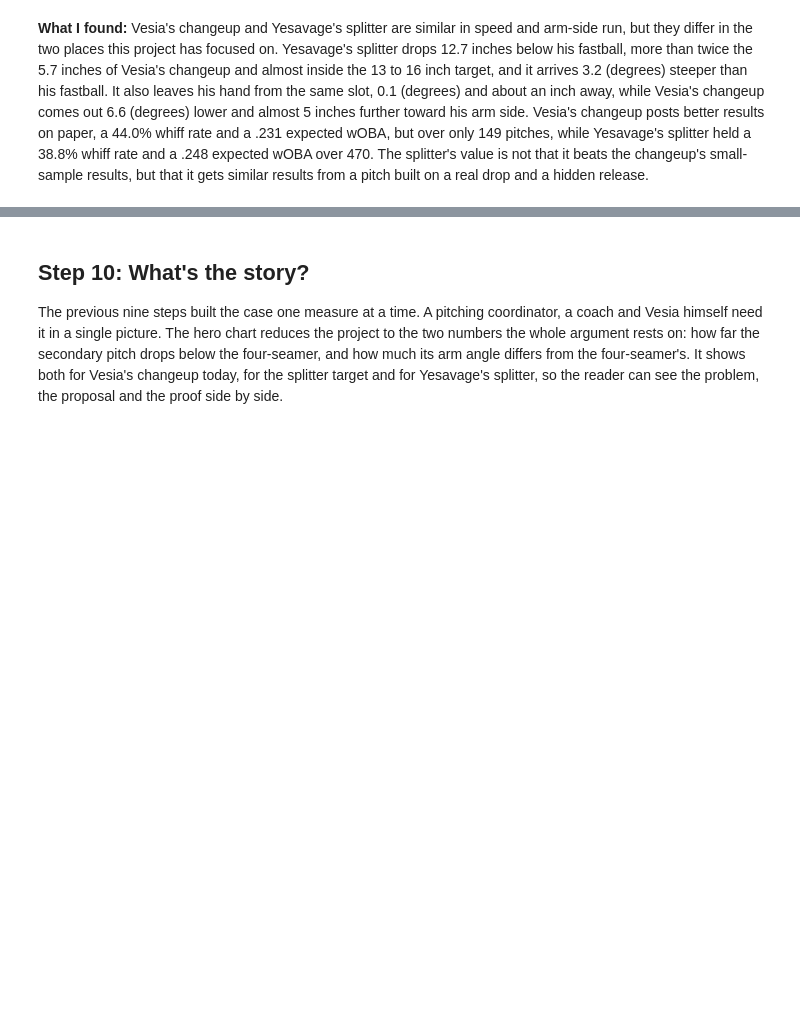
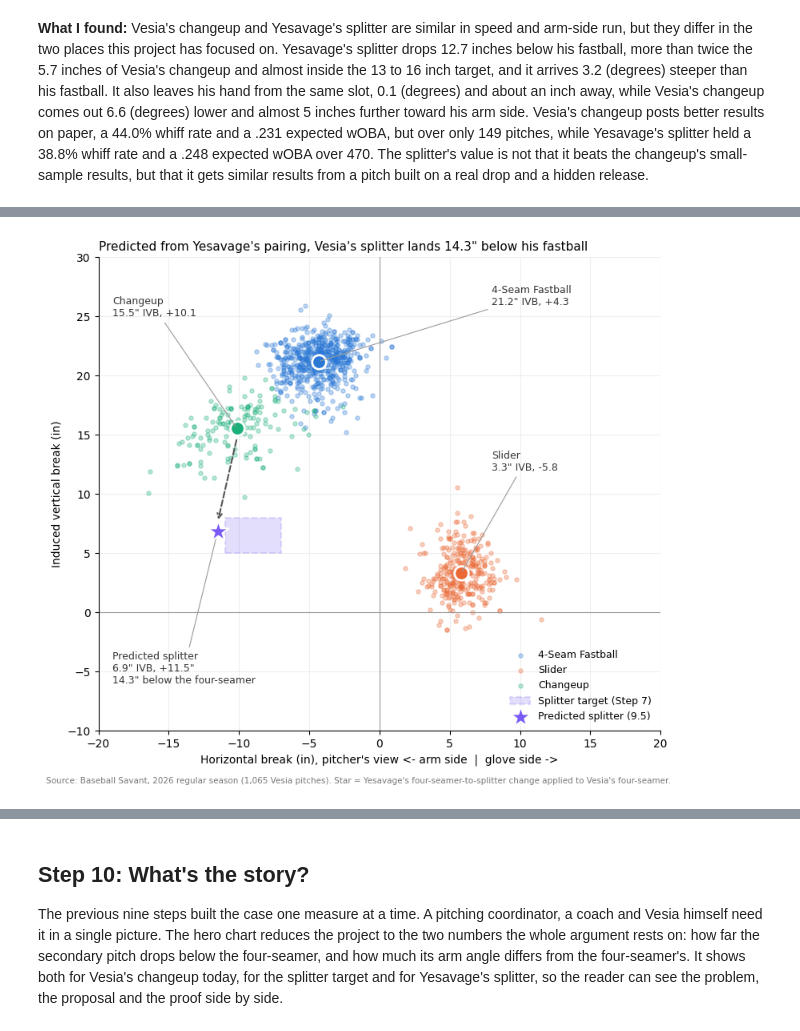
Before and after one commit to OmarMorillo/vesia-splitter-design, a Jupyter notebook: notebooks/vesia_splitter.ipynb, the cells around one changed output, grey strips where cells are left out. Saved outputs shown, nothing was run; the diff lists cells and outputs as text; code cells hidden in the pictures; blank space fills up the shorter version.

```diff
--- a/notebooks/vesia_splitter.ipynb
+++ b/notebooks/vesia_splitter.ipynb
@@ -1002,0 +1002,59 @@ plt.show()
+# %%
+# STEP 9.6 — Vesia's arsenal with the predicted splitter (pitcher's view)
+import matplotlib.pyplot as plt
+from matplotlib.patches import Rectangle
+pred_drop = v_ff["ivb"] - pred_ivb
+
+
+vesia_clean["hb_pitcher_view"] = -vesia_clean["pfx_x"] * 12   # lefty: arm side on the left
+
+colors = {"4-Seam Fastball": "#2a78d6", "Slider": "#eb6834", "Changeup": "#1baf7a"}
+label_pos = {"4-Seam Fastball": (8, 26), "Slider": (8, 12), "Changeup": (-19, 25)}
+
+fig, ax = plt.subplots(figsize=(8, 7))
+
+# Every pitch he threw, plus each pitch's average
+for pitch, color in colors.items():
+    p = vesia_clean[vesia_clean["pitch_name"] == pitch]
+    ax.scatter(p["hb_pitcher_view"], p["ivb"], s=14, color=color, alpha=0.3, label=pitch)
+    ax.scatter(p["hb_pitcher_view"].mean(), p["ivb"].mean(), s=160, color=color, edgecolor="white", linewidth=2, zorder=3)
+    ax.annotate(f'{pitch}\n{p["ivb"].mean():.1f}" IVB, {p["hb_arm"].mean():+.1f}',
+                xy=(p["hb_pitcher_view"].mean(), p["ivb"].mean()), xytext=label_pos[pitch],
+                fontsize=9, color="#333333", arrowprops=dict(arrowstyle="-", color="#999999", linewidth=0.8))
+
+# Step 7 target box: 5-8" IVB, 7-11" arm side (arm side is negative in the pitcher's view)
+ax.add_patch(Rectangle((-11, 5), 4, 3, facecolor="#7a5af5", alpha=0.2, edgecolor="#7a5af5",
+                       linewidth=1.5, linestyle="--", zorder=2, label="Splitter target (Step 7)"))
+
+# Predicted splitter from 9.5
+ax.scatter(-pred_hb, pred_ivb, marker="*", s=380, color="#7a5af5", edgecolor="white", linewidth=1.5, zorder=4,
+           label="Predicted splitter (9.5)")
+ax.annotate(f'Predicted splitter\n{pred_ivb:.1f}" IVB, {pred_hb:+.1f}"\n{pred_drop:.1f}" below the four-seamer',
+            xy=(-pred_hb, pred_ivb), xytext=(-19, -6), fontsize=9, color="#333333",
+            arrowprops=dict(arrowstyle="-", color="#999999", linewidth=0.8))
+
+# Arrow from the changeup to the predicted splitter: the change we're proposing
+ch = vesia_clean[vesia_clean["pitch_name"] == "Changeup"]
+ax.annotate("", xy=(-pred_hb, pred_ivb + 0.8), xytext=(ch["hb_pitcher_view"].mean(), ch["ivb"].mean() - 0.8),
+            arrowprops=dict(arrowstyle="->", color="#555555", linewidth=1.5, linestyle="--"))
+
+ax.axhline(0, color="#999999", linewidth=0.8)
+ax.axvline(0, color="#999999", linewidth=0.8)
+ax.set_xlim(-20, 20)
+ax.set_ylim(-10, 30)
+ax.set_xlabel("Horizontal break (in), pitcher's view <- arm side  |  glove side ->")
+ax.set_ylabel("Induced vertical break (in)")
+ax.set_title(f'Predicted from Yesavage\'s pairing, Vesia\'s splitter lands {pred_drop:.1f}" below his fastball', fontsize=11, loc="left")
+ax.legend(loc="lower right", frameon=False, fontsize=9)
+ax.grid(color="#eeeeee")
+ax.set_axisbelow(True)
+ax.spines["top"].set_visible(False)
+ax.spines["right"].set_visible(False)
+fig.text(0.01, 0.01, "Source: Baseball Savant, 2026 regular season (1,065 Vesia pitches). Star = Yesavage's four-seamer-to-splitter change applied to Vesia's four-seamer.",
+         fontsize=7.5, color="#777777")
+
+plt.tight_layout(rect=(0, 0.02, 1, 1))
+fig.savefig("../outputs/charts/step09_predicted_splitter.png", dpi=150)
+plt.show()
+# %% [output]
+[figure, added]
```
Also changed, not shown: parts of 11 cells of this notebook, 1 other file.
